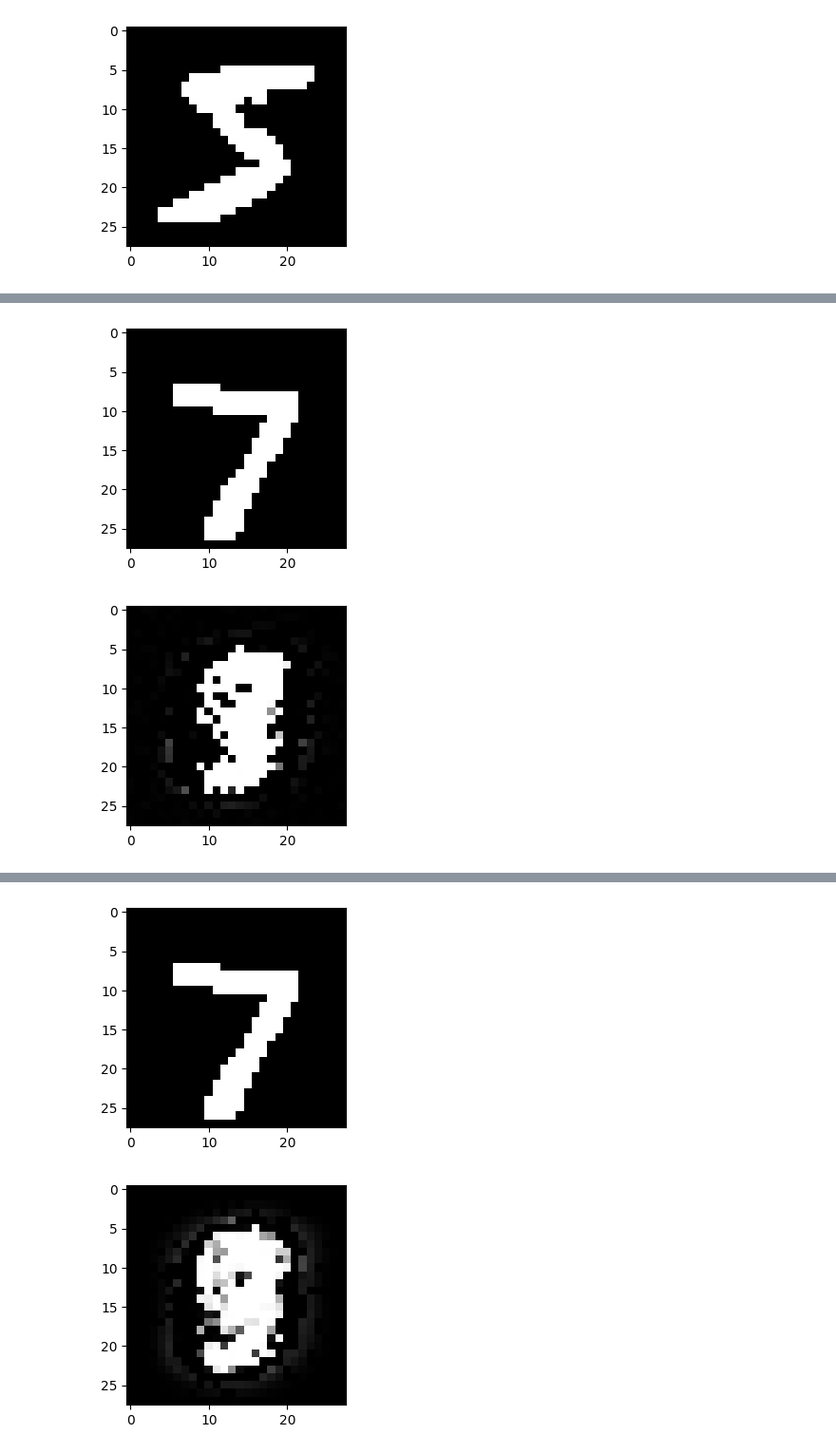
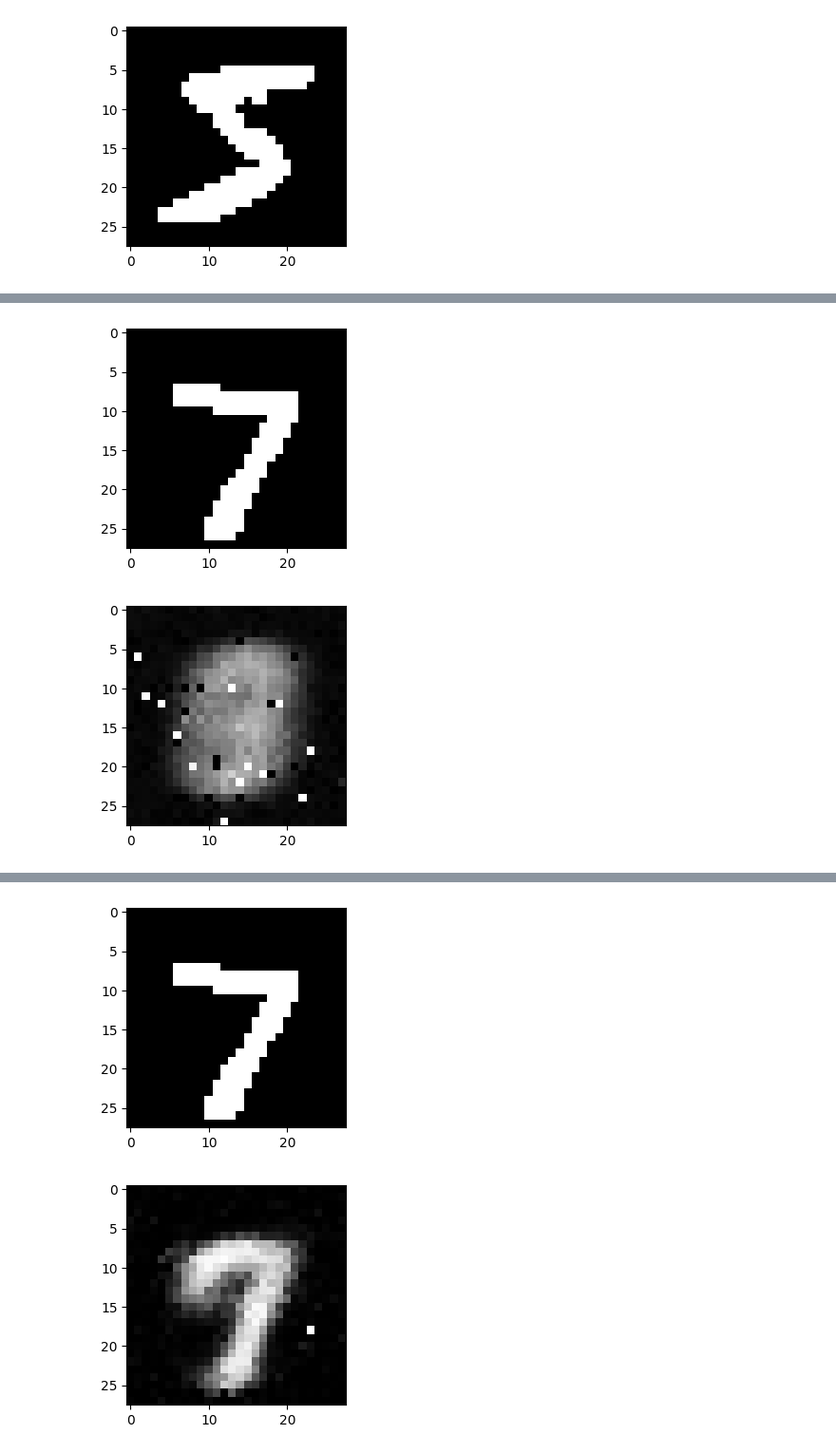
Before and after one commit to Lyshen/PiggyToy, a Jupyter notebook: Lesson05_VAE_practice.ipynb, the cells around one changed output, grey strips where cells are left out. Shown at 95% size. Saved outputs shown, nothing was run; the diff lists cells and outputs as text; code cells hidden in the pictures.

```diff
--- a/Lesson05_VAE_practice.ipynb
+++ b/Lesson05_VAE_practice.ipynb
@@ -242,11 +242,11 @@ for t in range(epochs):
         dL_by_dZ = loss.backward(Y)
         dL_by_dW = demo_vae.backward(dL_by_dZ)
 
-        demo_vae.update_weights(learning_rate = 10.)
+        demo_vae.update_weights(learning_rate = 0.3)
 
     print('t:', t+1, ' loss :', l)
 
-    if (t % 51 == 0):
+    if (t % 20 == 0):
         X = test_features
         Y = demo_vae.predict(X)
         encode1 = np.resize(X[0], (28, 28))
@@ -266,2 +266,2 @@ t: 1  loss : 806504.2882050275
 [figure]
-[figure, old version]
+[figure, new version]
@@ -285,2 +285,2 @@ t: 52  loss : 451197.8855027633
 [figure]
-[figure, old version]
+[figure, new version]
```
Also changed, not shown: parts of 1 cell of this notebook.
